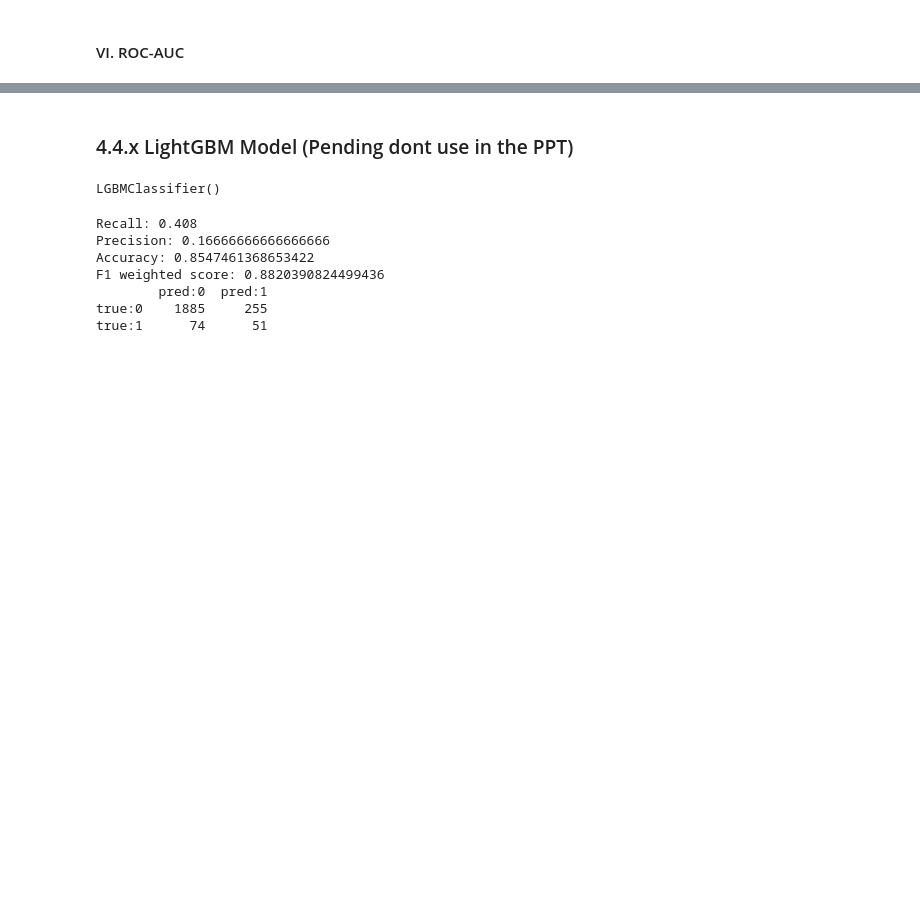
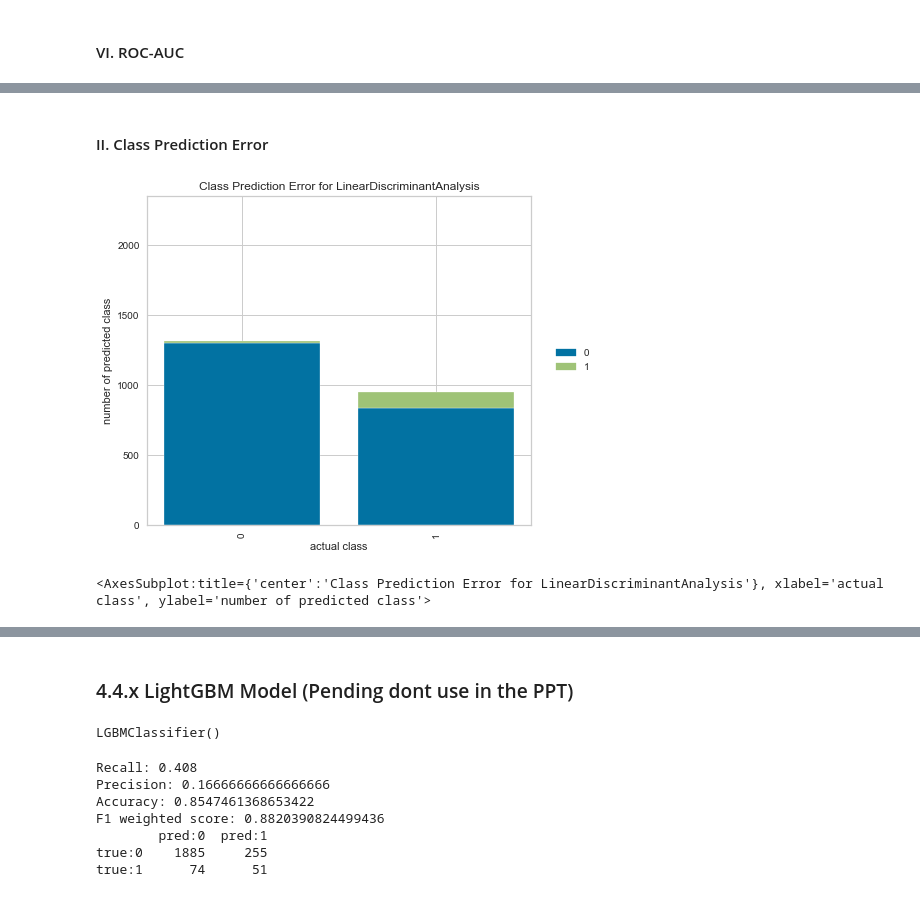
Before and after one commit to McGill-MMA-EnterpriseAnalytics/Vehicle-Claim-Fraud-Detection, a Jupyter notebook: modelling/Modelling_v5.ipynb, the cells around one changed output, grey strips where cells are left out. Cells and saved outputs as stored; diff of their text form; code cells hidden in the pictures; blank space fills up the shorter version.

```diff
--- a/modelling/Modelling_v5.ipynb
+++ b/modelling/Modelling_v5.ipynb
@@ -1860,0 +1969,20 @@ visualizer.show()
+# %% [markdown]
+#### II. Class Prediction Error
+# %%
+classes = ["0", "1"]
+
+visualizer = ClassPredictionError(
+    model_LDA, classes=classes, is_fitted=True
+)
+
+# Fit the training data to the visualizer
+visualizer.fit(X_train_smoteen, y_train_smoteen)
+
+# Evaluate the model on the test data
+visualizer.score(X_val, y_val)
+
+# Draw visualization
+visualizer.show()
+# %% [output]
+[figure, added]
+<AxesSubplot:title={'center':'Class Prediction Error for LinearDiscriminantAnalysis'}, xlabel='actual class', ylabel='number of predicted class'>
```
Also changed, not shown: parts of 38 cells of this notebook.
